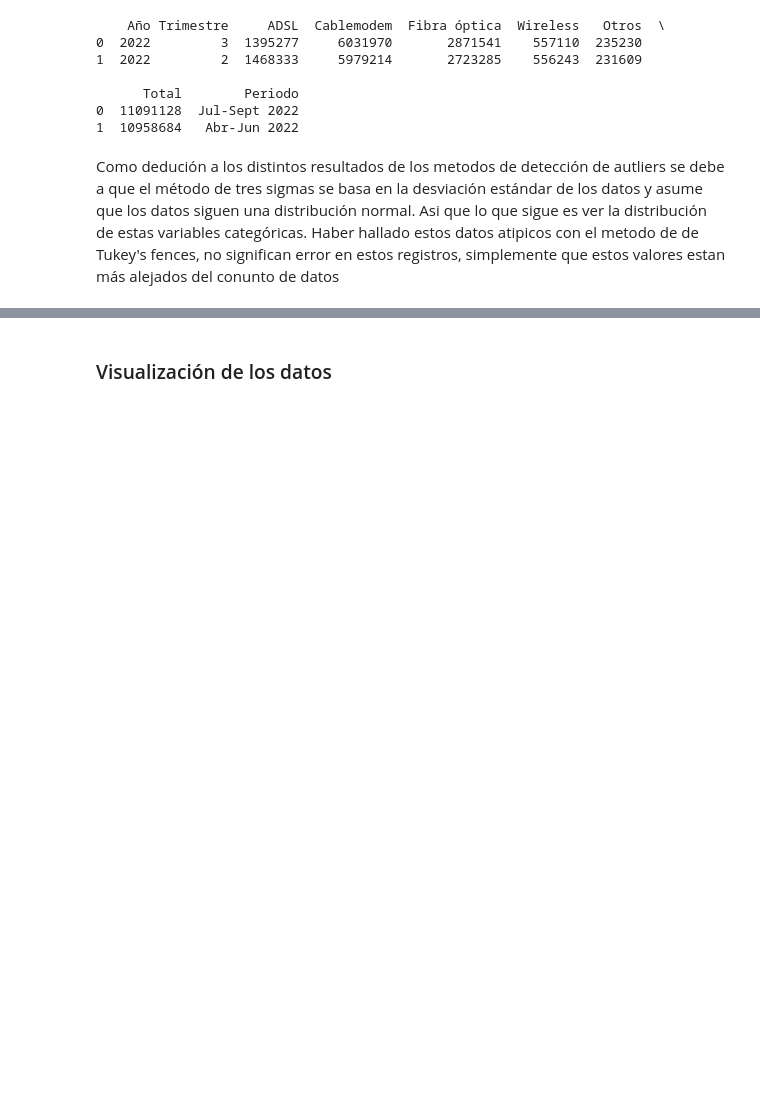
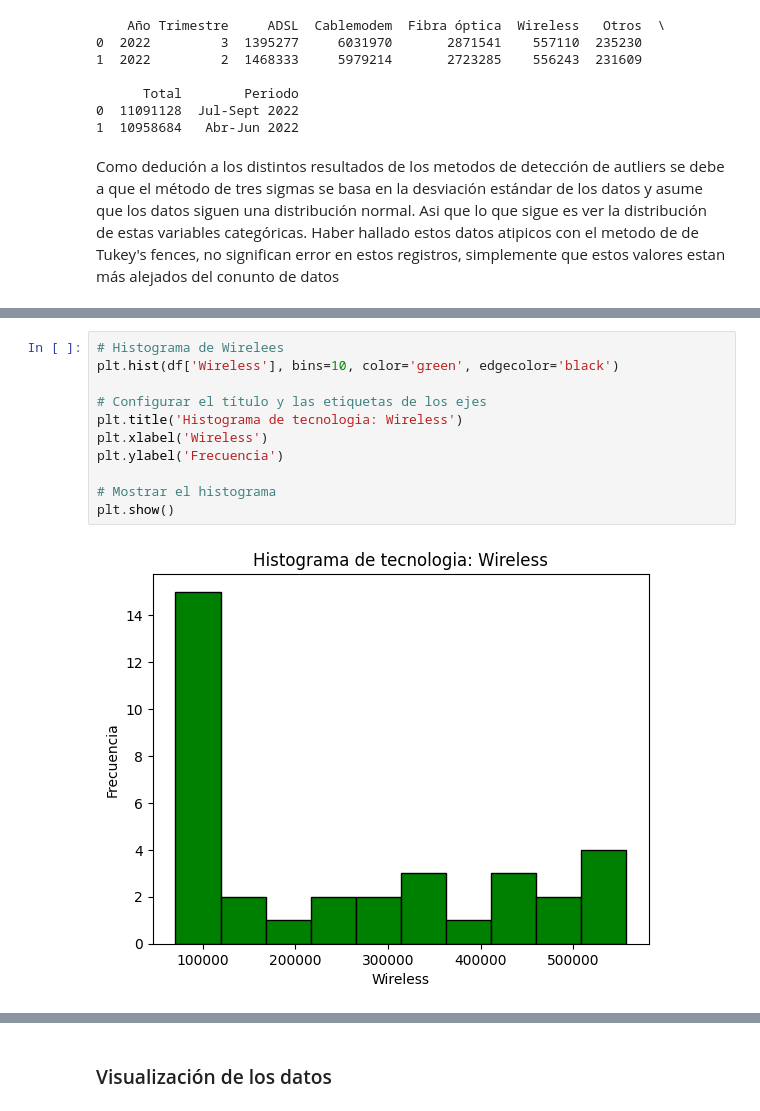
Before and after one commit to melodiromero/telecomunicaciones, a Jupyter notebook: eda/internet_accesosportecnologia.ipynb, the cells around one changed output, grey strips where cells are left out. Saved outputs shown, nothing was run; the diff lists cells and outputs as text; blank space fills up the shorter version.

```diff
--- a/eda/internet_accesosportecnologia.ipynb
+++ b/eda/internet_accesosportecnologia.ipynb
@@ -163,0 +208,13 @@ Haber hallado estos datos atipicos con el metodo de de Tukey's fences, no signif
+# %%
+# Histograma de Wirelees
+plt.hist(df['Wireless'], bins=10, color='green', edgecolor='black')
+
+# Configurar el título y las etiquetas de los ejes
+plt.title('Histograma de tecnologia: Wireless')
+plt.xlabel('Wireless')
+plt.ylabel('Frecuencia')
+
+# Mostrar el histograma
+plt.show()
+# %% [output]
+[figure, added]
```
Also changed, not shown: parts of 9 cells of this notebook, 8 other files.
